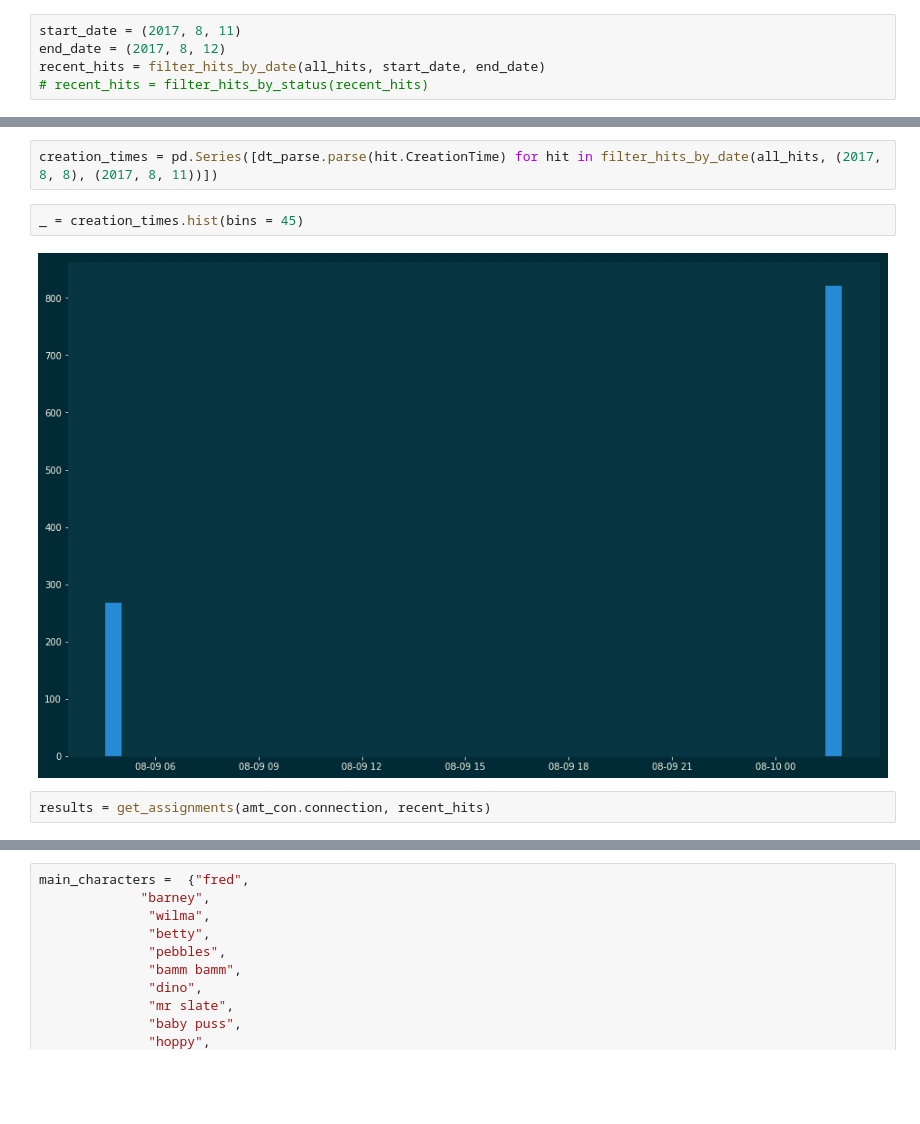
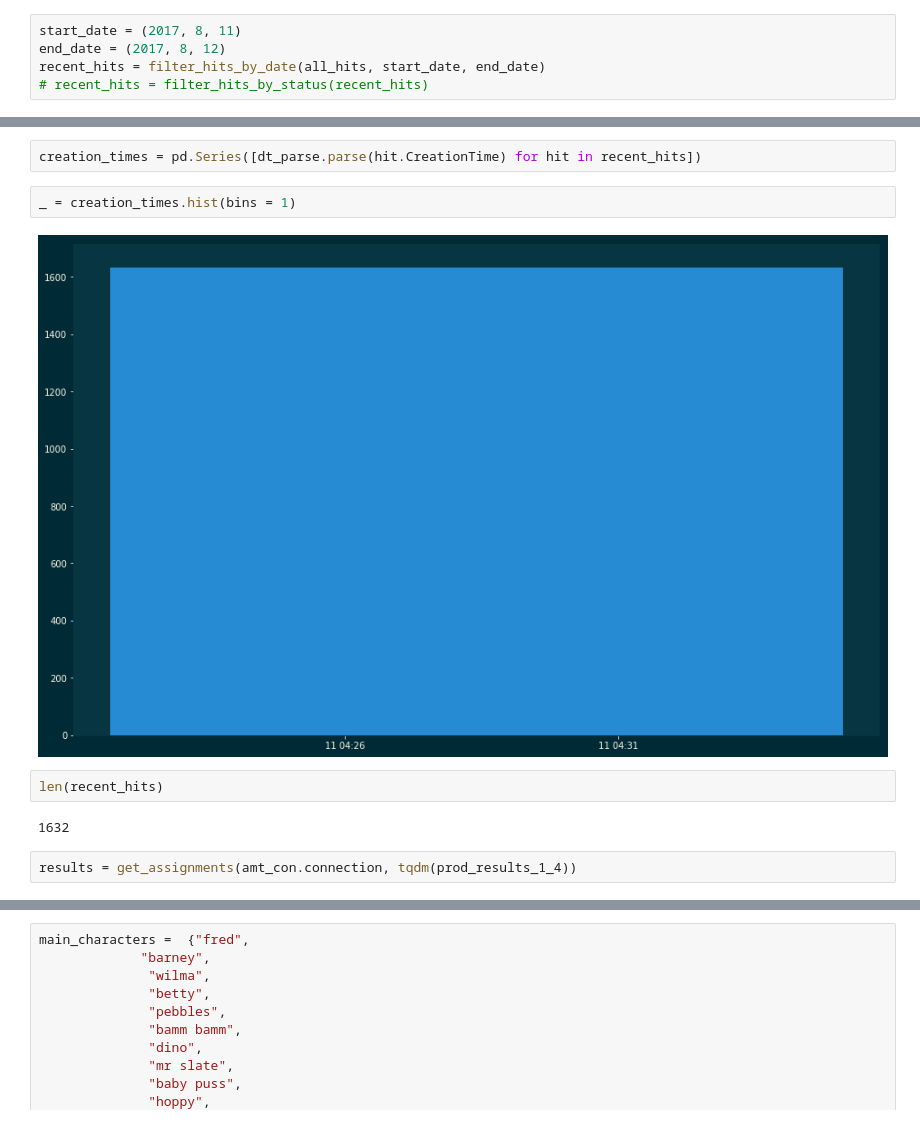
Before and after one commit to drschwenk/stage_1, a Jupyter notebook: mturk_driver.ipynb, the cells around one changed output, grey strips where cells are left out. Saved outputs shown, nothing was run; the diff lists cells and outputs as text; blank space fills up the shorter version.

```diff
--- a/mturk_driver.ipynb
+++ b/mturk_driver.ipynb
@@ -209,11 +233,15 @@ len(recent_hits)
 # %%
-creation_times = pd.Series([dt_parse.parse(hit.CreationTime) for hit in filter_hits_by_date(all_hits, (2017, 8, 8), (2017, 8, 11))])
+creation_times = pd.Series([dt_parse.parse(hit.CreationTime) for hit in recent_hits])
 # %%
-_ = creation_times.hist(bins = 45)
+_ = creation_times.hist(bins = 1)
 # %% [output]
-[figure, old version]
+[figure, new version]
+# %%
+len(recent_hits)
+# %% [output]
+1632
 # %%
-results = get_assignments(amt_con.connection, recent_hits)
+results = get_assignments(amt_con.connection, tqdm(prod_results_1_4))
 # %%
 len(results)
 # %% [output]
```
Also changed, not shown: parts of 46 cells of this notebook, 8 other files.
